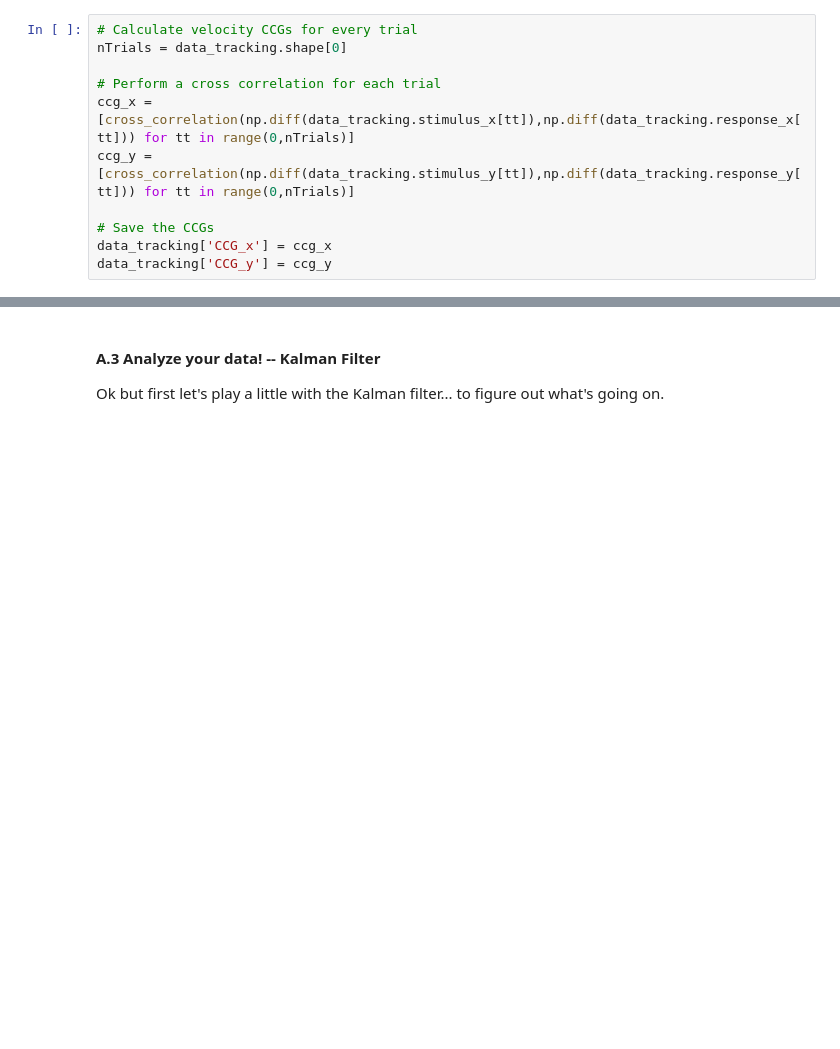
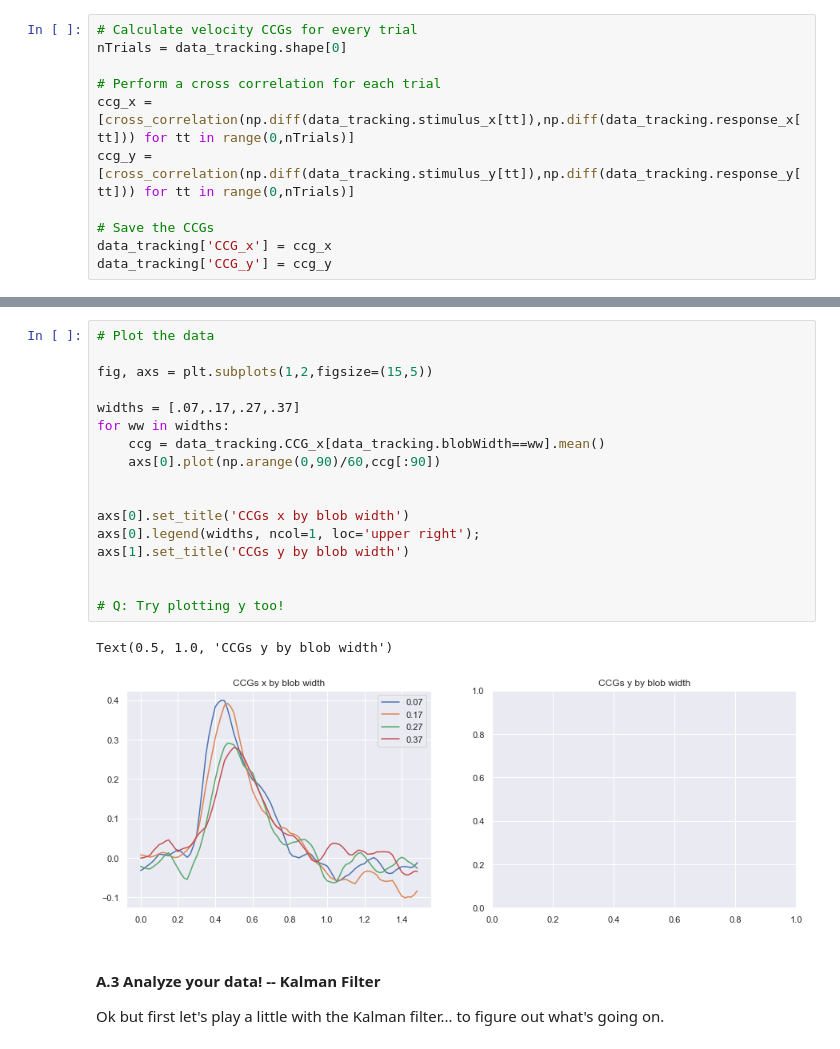
Before and after one commit to BonnenLab/tracking-psychopy-bonnen-2015, a Jupyter notebook: Tutorial.ipynb, the cells around one changed output, grey strips where cells are left out. Saved outputs shown, nothing was run; the diff lists cells and outputs as text; blank space fills up the shorter version.

Commit message:
Data and average CCGs

```diff
--- a/Tutorial.ipynb
+++ b/Tutorial.ipynb
@@ -160,3 +165,23 @@ axs[1].set_title('CCG y velocity');
+# %%
+# Plot the data
+
+fig, axs = plt.subplots(1,2,figsize=(15,5))
+
+widths = [.07,.17,.27,.37]
+for ww in widths:
+    ccg = data_tracking.CCG_x[data_tracking.blobWidth==ww].mean()
+    axs[0].plot(np.arange(0,90)/60,ccg[:90])
+
+
+axs[0].set_title('CCGs x by blob width')
+axs[0].legend(widths, ncol=1, loc='upper right');
+axs[1].set_title('CCGs y by blob width')
+
+
+# Q: Try plotting y too!
+# %% [output]
+Text(0.5, 1.0, 'CCGs y by blob width')
+[figure, added]
 # %% [markdown]
 #### A.3 Analyze your data!  -- Kalman Filter
 
```
Also changed, not shown: parts of 9 cells of this notebook, 23 other files.
